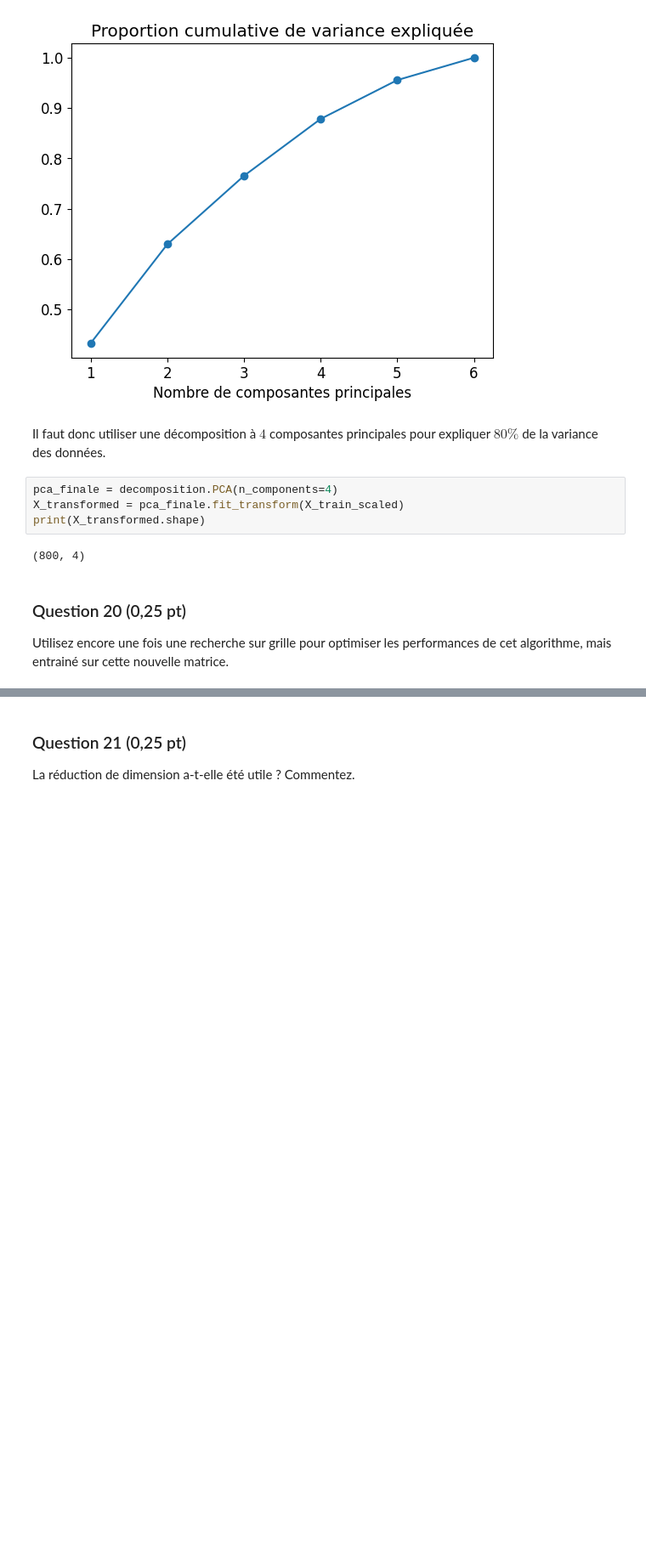
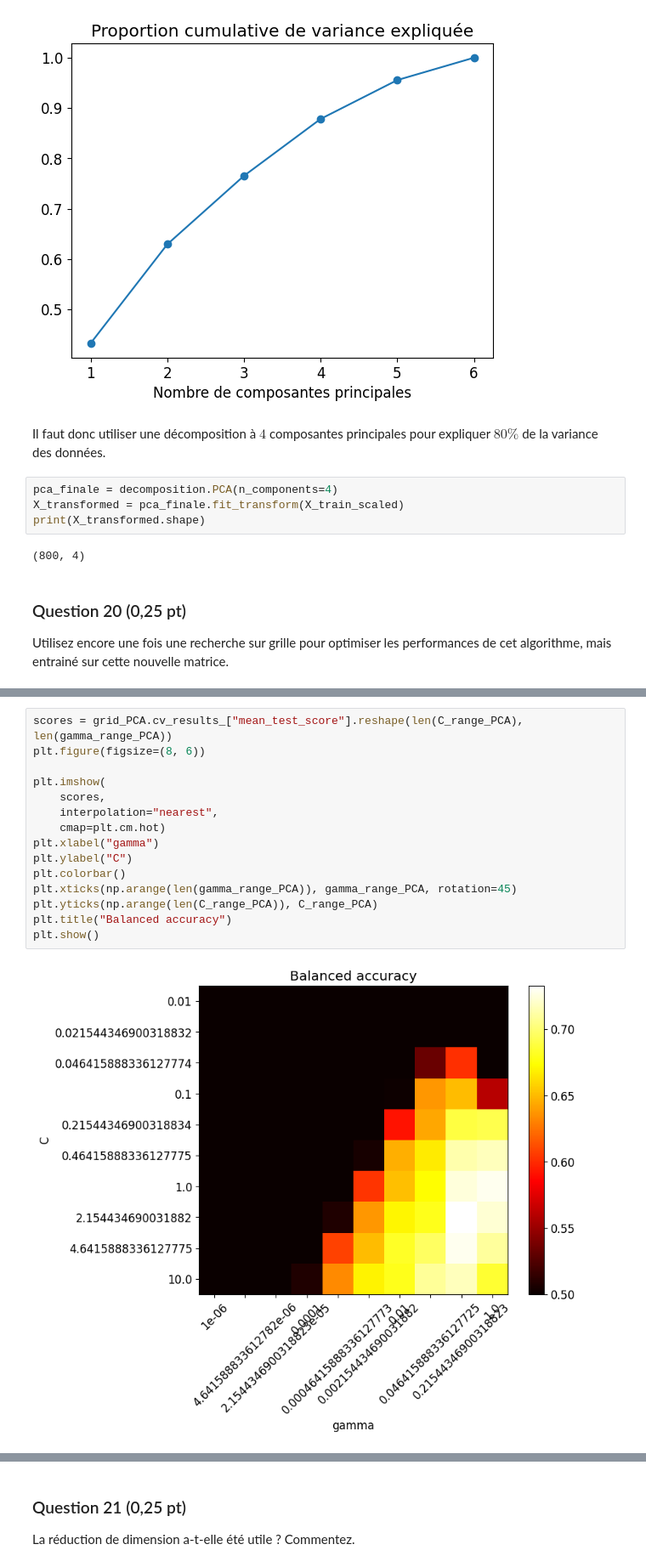
Before and after one commit to comemazelier/projet-sdd, a Jupyter notebook: Projet.ipynb, the cells around one changed output, grey strips where cells are left out. Shown at 85% size. Drawn from its saved outputs; the diff is of its cells as text; blank space fills up the shorter version.

```diff
--- a/Projet.ipynb
+++ b/Projet.ipynb
@@ -720,0 +739,17 @@ Utilisez encore une fois une recherche sur grille pour optimiser les performance
+# %%
+scores = grid_PCA.cv_results_["mean_test_score"].reshape(len(C_range_PCA), len(gamma_range_PCA))
+plt.figure(figsize=(8, 6))
+
+plt.imshow(
+    scores,
+    interpolation="nearest",
+    cmap=plt.cm.hot)
+plt.xlabel("gamma")
+plt.ylabel("C")
+plt.colorbar()
+plt.xticks(np.arange(len(gamma_range_PCA)), gamma_range_PCA, rotation=45)
+plt.yticks(np.arange(len(C_range_PCA)), C_range_PCA)
+plt.title("Balanced accuracy")
+plt.show()
+# %% [output]
+[figure, added]
```
Also changed, not shown: parts of 9 cells of this notebook.
